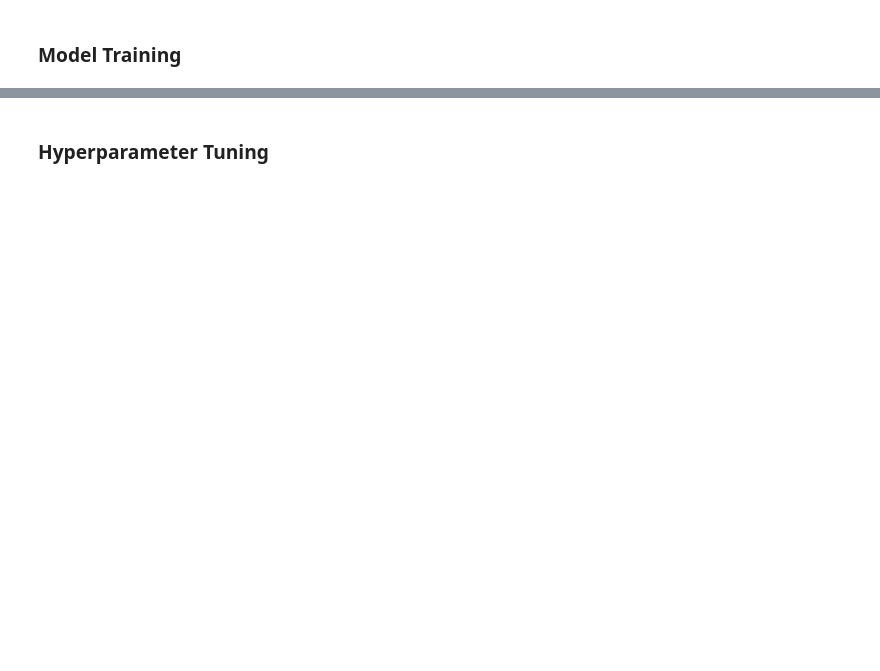
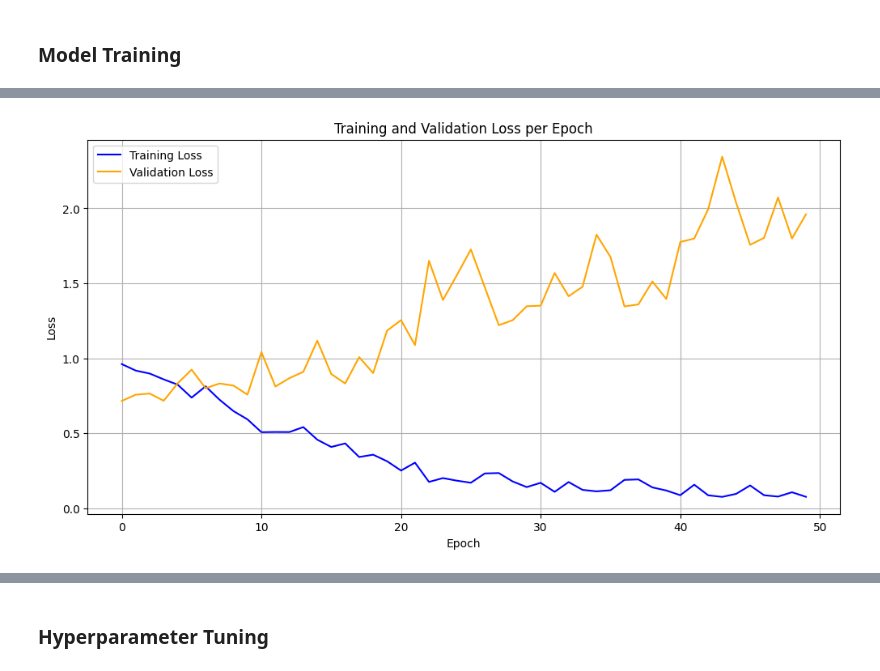
Before and after one commit to Dawnrunes415/EEG-data-classification, a Jupyter notebook: primary_model.ipynb, the cells around one changed output, grey strips where cells are left out. Saved outputs shown, nothing was run; the diff lists cells and outputs as text; code cells hidden in the pictures; blank space fills up the shorter version.

```diff
--- a/primary_model.ipynb
+++ b/primary_model.ipynb
@@ -23,9 +22,9 @@ class EEGDataset(Dataset):
         self.X = torch.tensor(X, dtype=torch.float32)
         self.y = torch.tensor(y, dtype=torch.long)
 
-        # Calculate weights (4:1 downsampling ratio)
+        # Calculate weights (3.6:1 downsampling ratio)
         self.weights = torch.where(self.y == 1,
-                                   torch.tensor(4.0),   # seizure samples
+                                   torch.tensor(3.6),   # seizure samples
                                    torch.tensor(1.0))   # non- seizure samples
 
     def __len__(self):
@@ -234,3 +328,6 @@ def train_model(model_class, output_layers=32, kernel_size=3, dropout_rate=0.3,
     plt.legend()
     plt.grid(True)
     plt.show()
+# %%
+train_model(CNNLSTM2, train_dataset_small, val_dataset_small, output_layers=32, kernel_size=3, dropout_rate=0.5, learning_rate=0.005, batch_size=32, num_epoch=50)
+# %% [output]
@@ -237 +351,2 @@ def train_model(model_class, output_layers=32, kernel_size=3, dropout_rate=0.3,
+[figure, added]
 # %%
```
Also changed, not shown: parts of 11 cells of this notebook.
